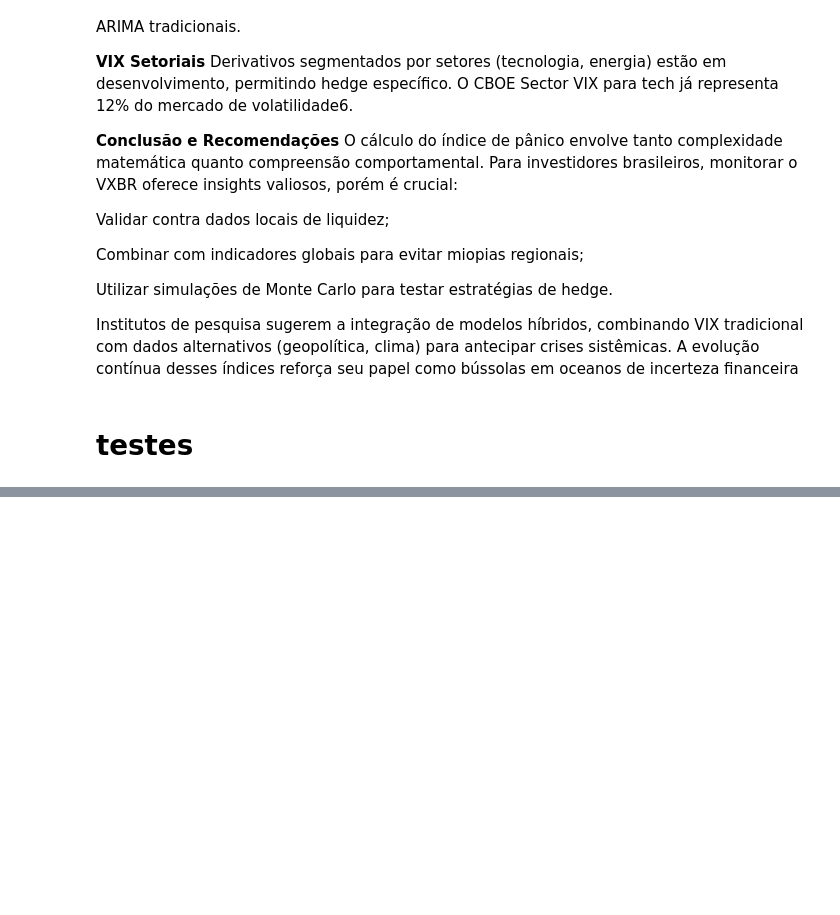
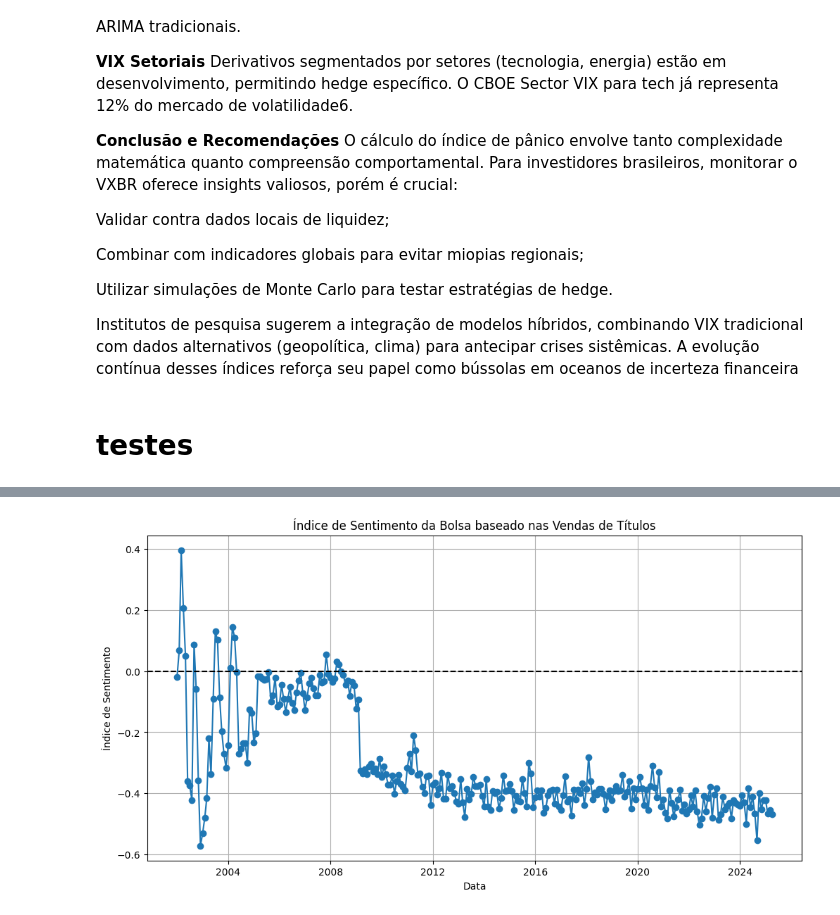
Before and after one commit to BDonadelli/Finance-playground, a Jupyter notebook: panico.ipynb, the cells around one changed output, grey strips where cells are left out. Drawn from its saved outputs; the diff is of its cells as text; code cells hidden in the pictures; blank space fills up the shorter version.

```diff
--- a/panico.ipynb
+++ b/panico.ipynb
@@ -602,0 +618,8 @@ plt.show()
+# %%
+import pandas as pd
+import matplotlib.pyplot as plt
+
+file_path = 'data/VendasTesouroDireto.csv'
+df = pd.read_csv(file_path, skiprows=0)
+
+df.head()
@@ -602,0 +643,39 @@ plt.show()
+# %%
+df.columns = df.columns.str.strip()
+# Converter datas
+df['Data Venda'] = pd.to_datetime(df['Data Venda'], errors='coerce', dayfirst=True)
+#  Filtrar apenas os títulos principais
+titulos_otimismo = ['Tesouro Prefixado']
+titulos_medo = ['Tesouro Selic', 'Tesouro IPCA+']
+
+# . Separar vendas por tipo
+df['Otimismo'] = df['Tipo Titulo'].apply(lambda x: 1 if any(t in x for t in titulos_otimismo) else 0)
+df['Medo'] = df['Tipo Titulo'].apply(lambda x: 1 if any(t in x for t in titulos_medo) else 0)
+
+# grupar os valores
+grupo = df.groupby(df['Data Venda'].dt.to_period('M')).apply(
+    lambda x: pd.Series({
+        'Venda_Otimismo': x.loc[x['Otimismo']==1, 'Quantidade'].sum(),
+        'Venda_Medo': x.loc[x['Medo']==1, 'Quantidade'].sum()}))
+
+
+grupo = grupo.reset_index()
+# %%
+
+grupo = grupo.reset_index()
+
+# Criar o índice de sentimento
+# Fórmula: (Venda_Otimismo - Venda_Medo) / (Venda_Otimismo + Venda_Medo)
+grupo['Indice_Sentimento'] = (grupo['Venda_Otimismo'] - grupo['Venda_Medo']) / (grupo['Venda_Otimismo'] + grupo['Venda_Medo'])
+
+# 9. Plotar
+plt.figure(figsize=(12,6))
+plt.plot(grupo['Data Venda'].dt.to_timestamp(), grupo['Indice_Sentimento'], marker='o')
+plt.axhline(0, color='black', linestyle='--')
+plt.title('Índice de Sentimento da Bolsa baseado nas Vendas de Títulos')
+plt.xlabel('Data')
+plt.ylabel('Índice de Sentimento')
+plt.grid(True)
+plt.show()
+# %% [output]
+[figure, added]
```
Also changed, not shown: parts of 4 cells of this notebook, 2 other files.
